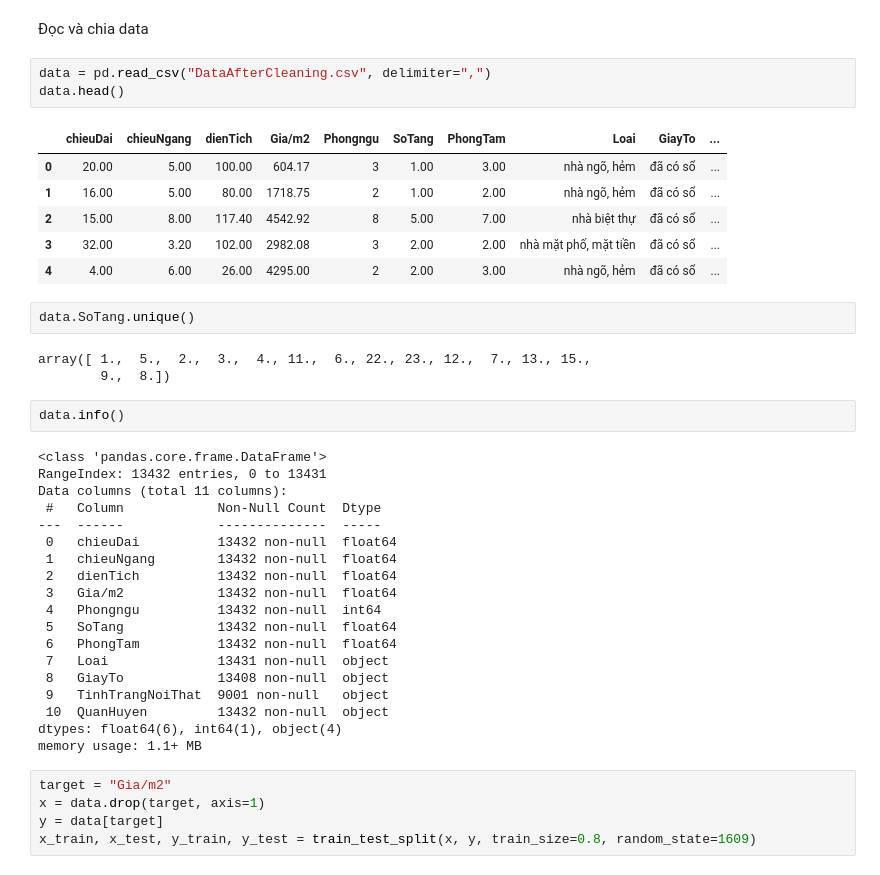
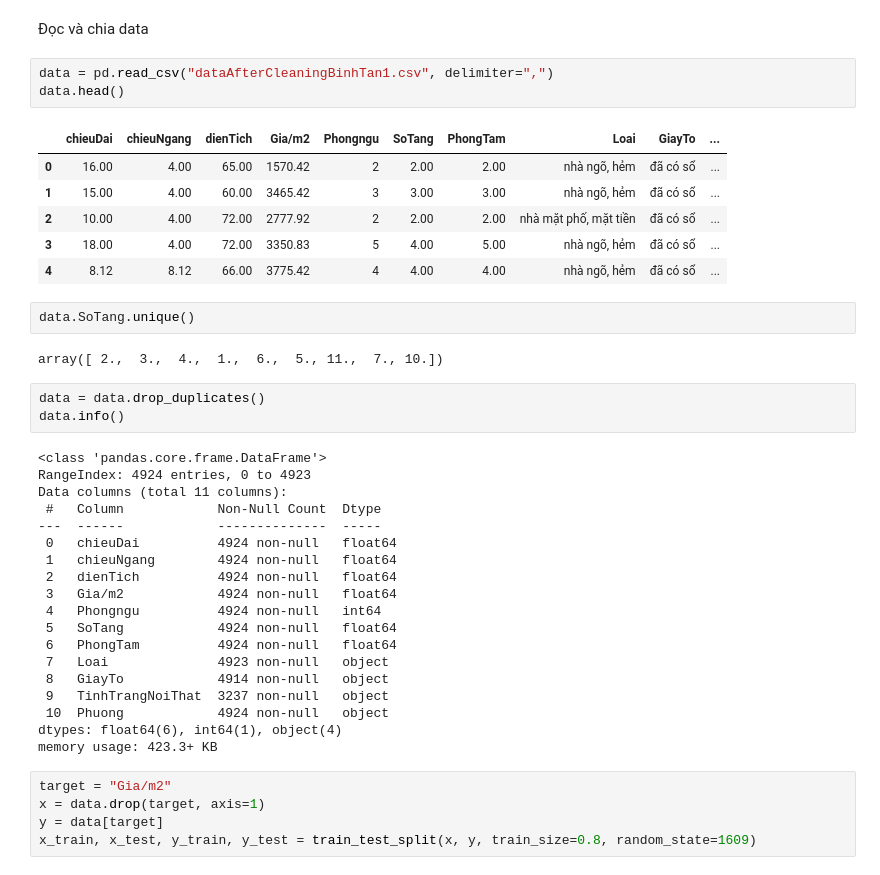
Before and after one commit to PhanThanhTungg/DataScienceProject, a Jupyter notebook: predict.ipynb, the cells around one changed output. Drawn from its saved outputs; the diff is of its cells as text.

```diff
--- a/predict.ipynb
+++ b/predict.ipynb
@@ -13,41 +13,41 @@ from sklearn.model_selection import GridSearchCV
 # %% [markdown]
 Đọc và chia data
 # %%
-data = pd.read_csv("DataAfterCleaning.csv", delimiter=",")
+data = pd.read_csv("dataAfterCleaningBinhTan1.csv", delimiter=",")
 data.head()
 # %% [output]
 |  | chieuDai | chieuNgang | dienTich | Gia/m2 | Phongngu | SoTang | PhongTam | Loai | GiayTo | ... |
-| 0 | 20.00 | 5.00 | 100.00 | 604.17 | 3 | 1.00 | 3.00 | nhà ngõ, hẻm | đã có sổ | ... |
-| 1 | 16.00 | 5.00 | 80.00 | 1718.75 | 2 | 1.00 | 2.00 | nhà ngõ, hẻm | đã có sổ | ... |
-| 2 | 15.00 | 8.00 | 117.40 | 4542.92 | 8 | 5.00 | 7.00 | nhà biệt thự | đã có sổ | ... |
-| 3 | 32.00 | 3.20 | 102.00 | 2982.08 | 3 | 2.00 | 2.00 | nhà mặt phố, mặt tiền | đã có sổ | ... |
-| 4 | 4.00 | 6.00 | 26.00 | 4295.00 | 2 | 2.00 | 3.00 | nhà ngõ, hẻm | đã có sổ | ... |
+| 0 | 16.00 | 4.00 | 65.00 | 1570.42 | 2 | 2.00 | 2.00 | nhà ngõ, hẻm | đã có sổ | ... |
+| 1 | 15.00 | 4.00 | 60.00 | 3465.42 | 3 | 3.00 | 3.00 | nhà ngõ, hẻm | đã có sổ | ... |
+| 2 | 10.00 | 4.00 | 72.00 | 2777.92 | 2 | 2.00 | 2.00 | nhà mặt phố, mặt tiền | đã có sổ | ... |
+| 3 | 18.00 | 4.00 | 72.00 | 3350.83 | 5 | 4.00 | 5.00 | nhà ngõ, hẻm | đã có sổ | ... |
+| 4 | 8.12 | 8.12 | 66.00 | 3775.42 | 4 | 4.00 | 4.00 | nhà ngõ, hẻm | đã có sổ | ... |
 # %%
 data.SoTang.unique()
 # %% [output]
-array([ 1.,  5.,  2.,  3.,  4., 11.,  6., 22., 23., 12.,  7., 13., 15.,
-        9.,  8.])
+array([ 2.,  3.,  4.,  1.,  6.,  5., 11.,  7., 10.])
 # %%
+data = data.drop_duplicates()
 data.info()
 # %% [output]
 <class 'pandas.core.frame.DataFrame'>
-RangeIndex: 13432 entries, 0 to 13431
+RangeIndex: 4924 entries, 0 to 4923
 Data columns (total 11 columns):
  #   Column            Non-Null Count  Dtype
 ---  ------            --------------  -----
- 0   chieuDai          13432 non-null  float64
- 1   chieuNgang        13432 non-null  float64
- 2   dienTich          13432 non-null  float64
- 3   Gia/m2            13432 non-null  float64
- 4   Phongngu          13432 non-null  int64
- 5   SoTang            13432 non-null  float64
- 6   PhongTam          13432 non-null  float64
- 7   Loai              13431 non-null  object
- 8   GiayTo            13408 non-null  object
- 9   TinhTrangNoiThat  9001 non-null   object
- 10  QuanHuyen         13432 non-null  object
+ 0   chieuDai          4924 non-null   float64
+ 1   chieuNgang        4924 non-null   float64
+ 2   dienTich          4924 non-null   float64
+ 3   Gia/m2            4924 non-null   float64
+ 4   Phongngu          4924 non-null   int64
+ 5   SoTang            4924 non-null   float64
+ 6   PhongTam          4924 non-null   float64
+ 7   Loai              4923 non-null   object
+ 8   GiayTo            4914 non-null   object
+ 9   TinhTrangNoiThat  3237 non-null   object
+ 10  Phuong            4924 non-null   object
 dtypes: float64(6), int64(1), object(4)
-memory usage: 1.1+ MB
+memory usage: 423.3+ KB
 # %%
 target = "Gia/m2"
 x = data.drop(target, axis=1)
```
Also changed, not shown: parts of 15 cells of this notebook, 45 other files.
